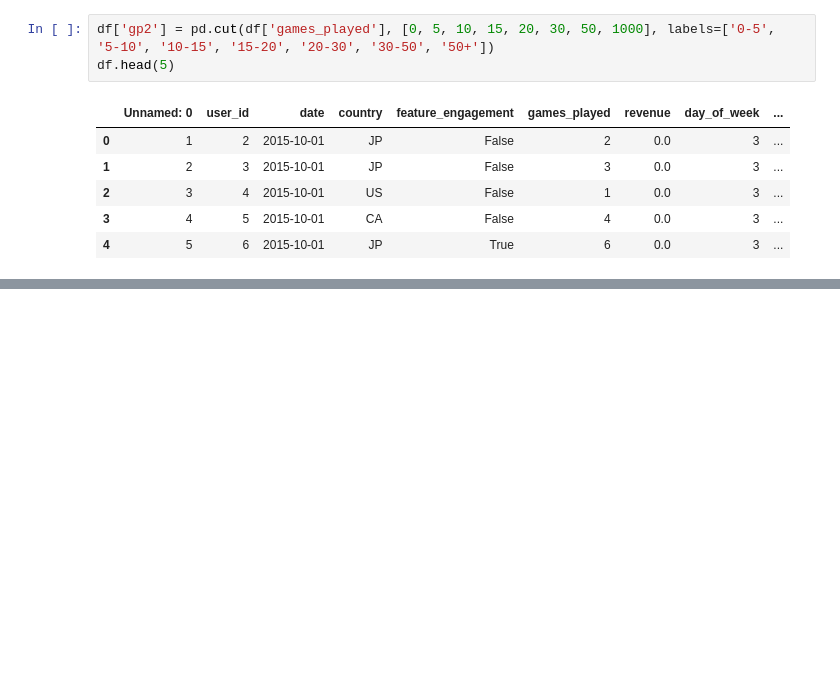
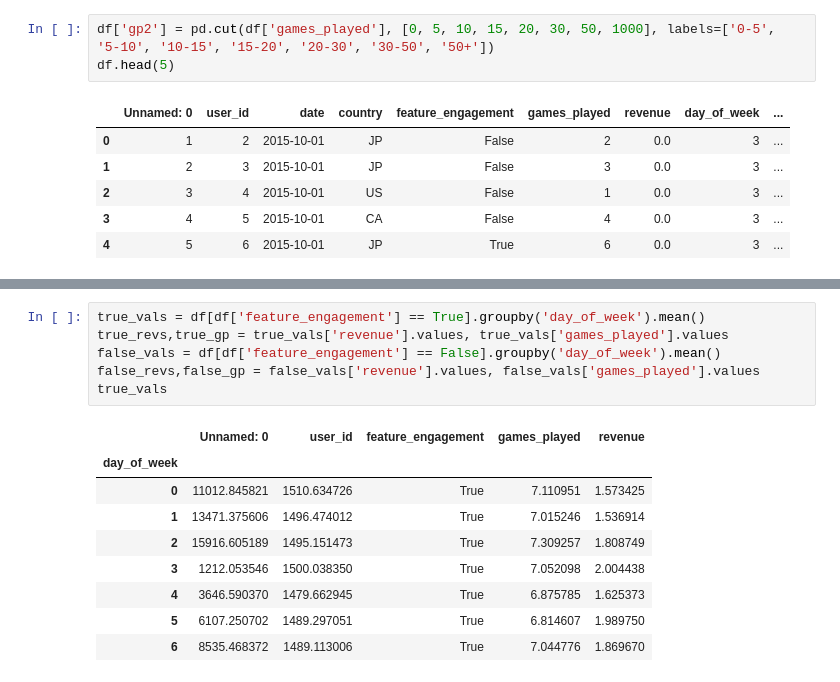
Before and after one commit to jcwall/playqtakehome, a Jupyter notebook: takehomeplayq.ipynb, the cells around one changed output, grey strips where cells are left out. Cells and saved outputs as stored; diff of their text form; blank space fills up the shorter version.

```diff
--- a/takehomeplayq.ipynb
+++ b/takehomeplayq.ipynb
@@ -211,0 +224,16 @@ Name: feature_engagement, dtype: float64
+# %%
+true_vals = df[df['feature_engagement'] == True].groupby('day_of_week').mean()
+true_revs,true_gp = true_vals['revenue'].values, true_vals['games_played'].values
+false_vals = df[df['feature_engagement'] == False].groupby('day_of_week').mean()
+false_revs,false_gp = false_vals['revenue'].values, false_vals['games_played'].values
+true_vals
+# %% [output]
+|  | Unnamed: 0 | user_id | feature_engagement | games_played | revenue |
+| day_of_week |  |  |  |  |  |
+| 0 | 11012.845821 | 1510.634726 | True | 7.110951 | 1.573425 |
+| 1 | 13471.375606 | 1496.474012 | True | 7.015246 | 1.536914 |
+| 2 | 15916.605189 | 1495.151473 | True | 7.309257 | 1.808749 |
+| 3 | 1212.053546 | 1500.038350 | True | 7.052098 | 2.004438 |
+| 4 | 3646.590370 | 1479.662945 | True | 6.875785 | 1.625373 |
+| 5 | 6107.250702 | 1489.297051 | True | 6.814607 | 1.989750 |
+| 6 | 8535.468372 | 1489.113006 | True | 7.044776 | 1.869670 |
```
Also changed, not shown: parts of 22 cells of this notebook.
